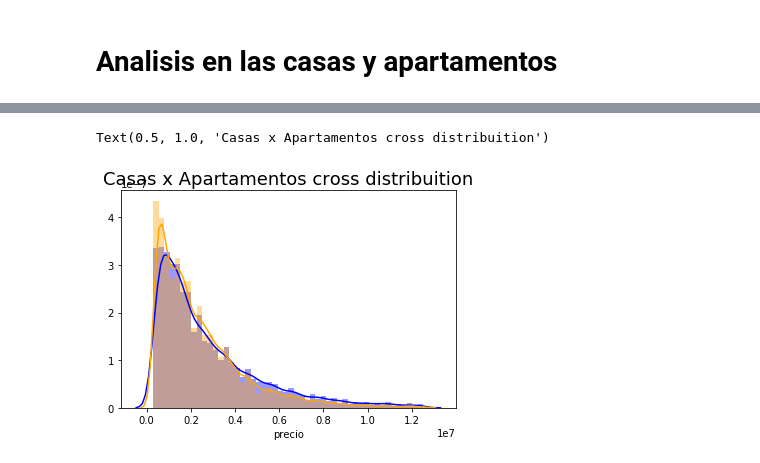
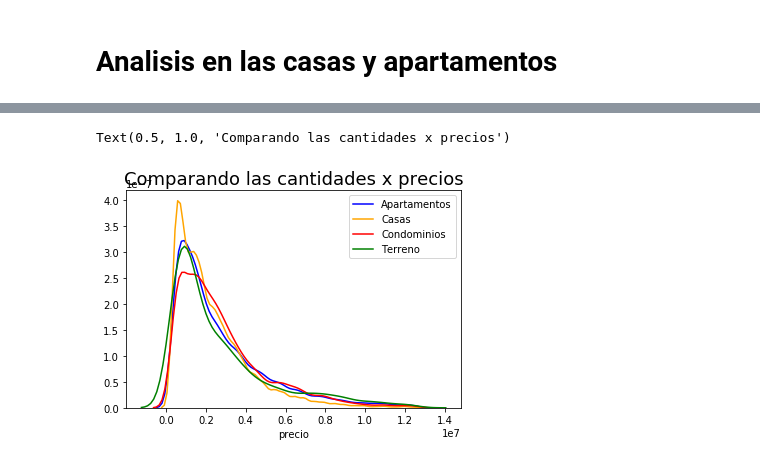
Before and after one commit to petermacgaul/orgaDatos-1, a Jupyter notebook: TP1/TP1.ipynb, the cells around one changed output, grey strips where cells are left out. Cells and saved outputs as stored; diff of their text form; code cells hidden in the pictures.

```diff
--- a/TP1/TP1.ipynb
+++ b/TP1/TP1.ipynb
@@ -66,3 +60,5 @@ propiedades_counts = propiedades['tipodepropiedad'].value_counts()
+# %%
+propiedades = propiedades.dropna(subset=['metroscubiertos'])
 # %%
 g = sns.barplot(x=propiedades_counts.values, y=propiedades_counts.index, orient='h')
 g.set_title("Cantidad de propiedades por tipo", fontsize=15)
@@ -94,0 +98,6 @@ Text(0, 0.5, 'Cantidad de apartamentos')
+# %%
+terreno = propiedades[propiedades['tipodepropiedad'] == 'Terreno']
+g = sns.distplot(terreno['precio'], color='green', label='Terreno')
+g.set_title("Precio de condominios", fontsize=18)
+g.set_xlabel("Precio de condominios",fontsize=18)
+g.set_ylabel("Cantidad de condominios", fontsize=18)
@@ -94,0 +107,6 @@ Text(0, 0.5, 'Cantidad de apartamentos')
+# %%
+condominios = propiedades[propiedades['tipodepropiedad'] == 'Casa en condominio']
+g = sns.distplot(condominios['precio'], color='red', label='Condominios')
+g.set_title("Precio de condominios", fontsize=18)
+g.set_xlabel("Precio de condominios",fontsize=18)
+g.set_ylabel("Cantidad de condominios", fontsize=18)
@@ -95,7 +116,9 @@ Text(0, 0.5, 'Cantidad de apartamentos')
 # %%
-g = sns.distplot(apartamentos['precio'], color='blue', label='Apartamentos')
-g = sns.distplot(casas['precio'], color='orange', label='Casas')
-g.set_title("Casas x Apartamentos cross distribuition", fontsize=18)
+g = sns.distplot(apartamentos['precio'], color='blue', label='Apartamentos', hist=False)
+g = sns.distplot(casas['precio'], color='orange', label='Casas', hist=False)
+g = sns.distplot(condominios['precio'], color='red', label='Condominios', hist=False)
+g = sns.distplot(terreno['precio'], color='green', label='Terreno',hist=False)
+g.set_title("Comparando las cantidades x precios", fontsize=18)
 # %% [output]
-Text(0.5, 1.0, 'Casas x Apartamentos cross distribuition')
+Text(0.5, 1.0, 'Comparando las cantidades x precios')
-[figure, old version]
+[figure, new version]
```
Also changed, not shown: parts of 10 cells of this notebook.
